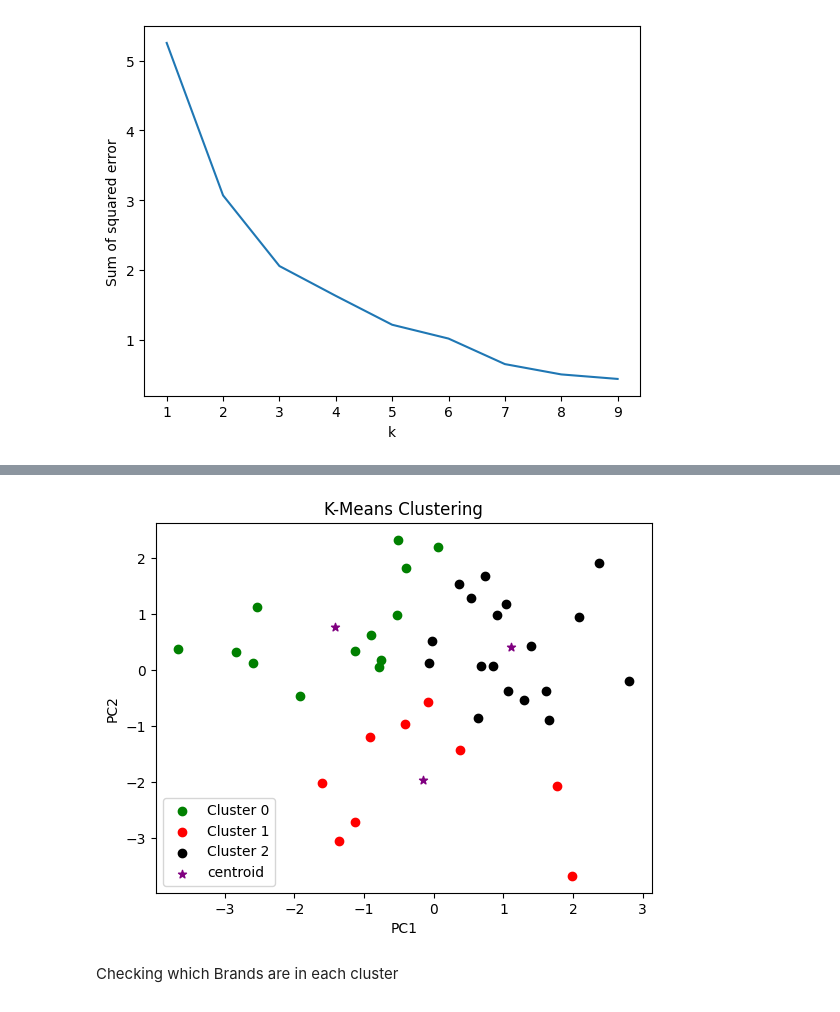
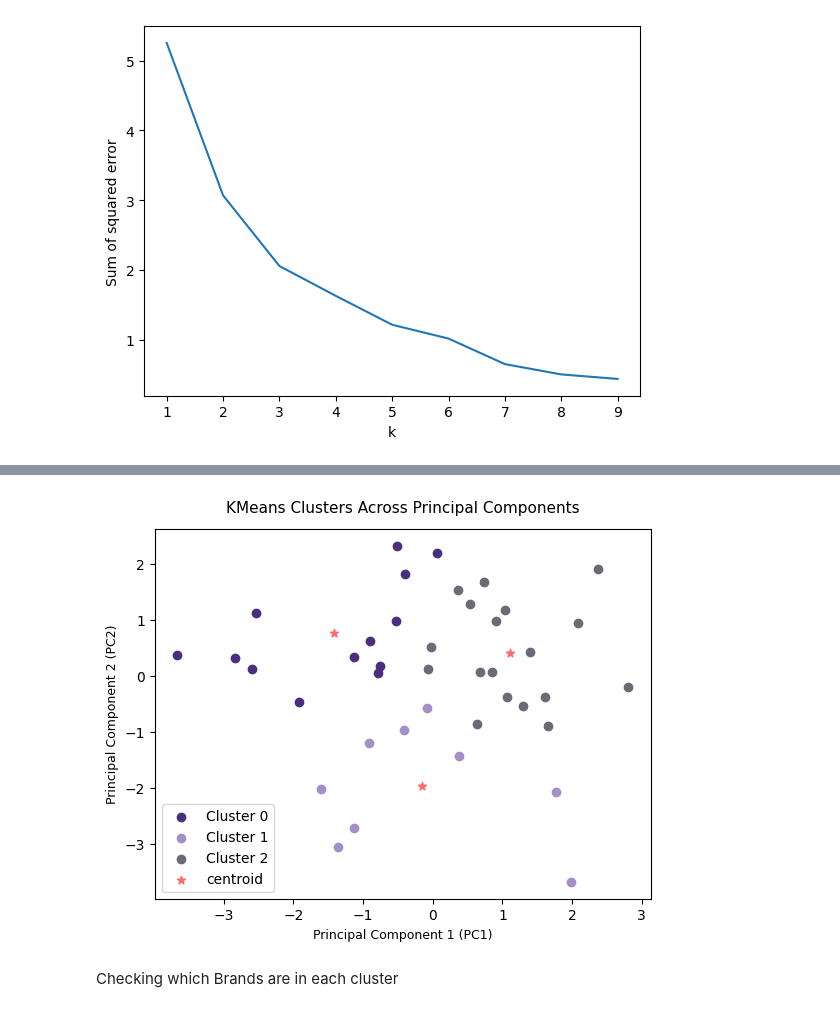
Before and after one commit to caitlinmag/DAV_CA1, a Jupyter notebook: GlobalEthicalBeautyIndex/MultiVariate_Analysis.ipynb, the cells around one changed output, grey strips where cells are left out. Saved outputs shown, nothing was run; the diff lists cells and outputs as text; code cells hidden in the pictures.

Commit message:
Multivariate Analysis Write up Completed
I have created more graphs to represent my findings during the step 4 multivariate analysis, and added the results to the written Report.

```diff
--- a/GlobalEthicalBeautyIndex/MultiVariate_Analysis.ipynb
+++ b/GlobalEthicalBeautyIndex/MultiVariate_Analysis.ipynb
@@ -351,28 +428,28 @@ plt.plot(k_range, sse)
 # %%
 dataset['PC1'] = X_pca[:, 0]
 dataset['PC2'] = X_pca[:, 1]
 
 km = KMeans(n_clusters=3, n_init='auto', random_state=0)
 
 dataset['cluster'] = km.fit_predict(dataset[['PC1', 'PC2']])
 
 df0 = dataset[dataset.cluster == 0]
 df1 = dataset[dataset.cluster == 1]
 df2 = dataset[dataset.cluster == 2]
 
-plt.scatter(df0.PC1, df0.PC2, color='green', label='Cluster 0')
-plt.scatter(df1.PC1, df1.PC2, color='red', label='Cluster 1')
-plt.scatter(df2.PC1, df2.PC2, color='black', label='Cluster 2')
+plt.scatter(df0.PC1, df0.PC2, color='#4A2E80', label='Cluster 0')
+plt.scatter(df1.PC1, df1.PC2, color='#A390C6', label='Cluster 1')
+plt.scatter(df2.PC1, df2.PC2, color='#6E6A75', label='Cluster 2')
 
-plt.scatter(km.cluster_centers_[:, 0], km.cluster_centers_[:, 1], color='purple', marker = '*', label='centroid')
+plt.scatter(km.cluster_centers_[:, 0], km.cluster_centers_[:, 1], color='#FF6B6B', marker = '*', label='centroid')
 
-plt.xlabel('PC1')
-plt.ylabel('PC2')
-plt.title('K-Means Clustering')
+plt.title('KMeans Clusters Across Principal Components', fontsize=11, pad=12)
+plt.xlabel('Principal Component 1 (PC1)', fontsize=9)
+plt.ylabel('Principal Component 2 (PC2)', fontsize=9)
 plt.legend()
 plt.show()
 # %% [output]
-[figure, old version]
+[figure, new version]
 # %% [markdown]
 Checking which Brands are in each cluster
 # %% [markdown]
```
Also changed, not shown: parts of 7 cells of this notebook, 7 other files.
